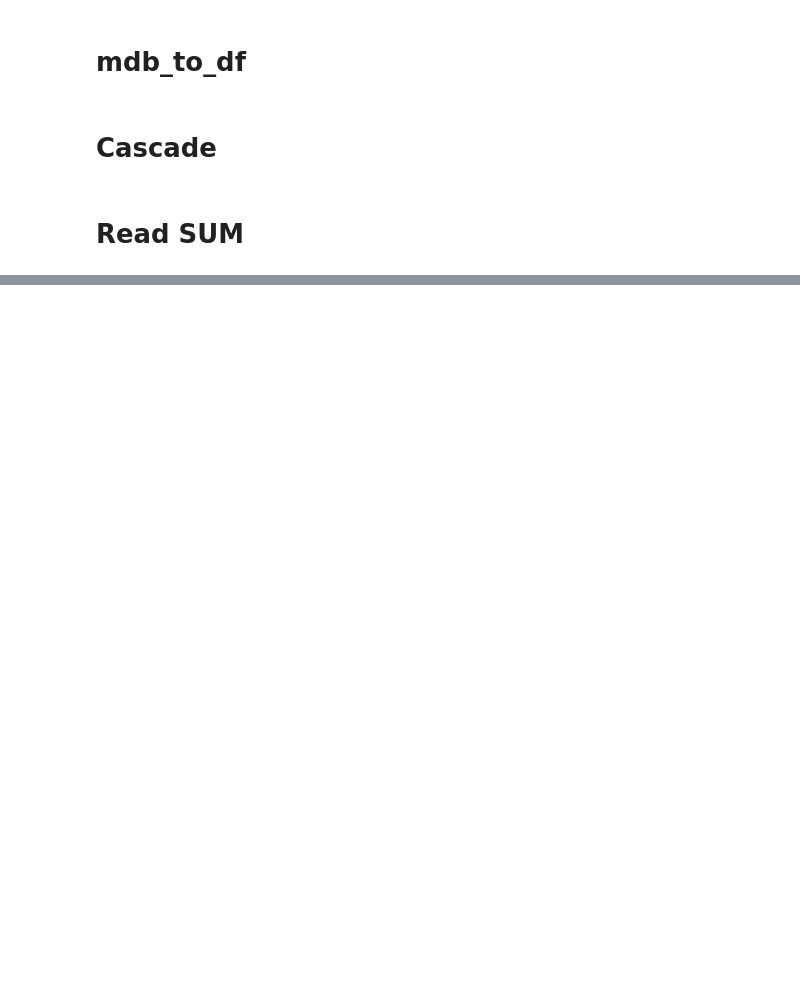
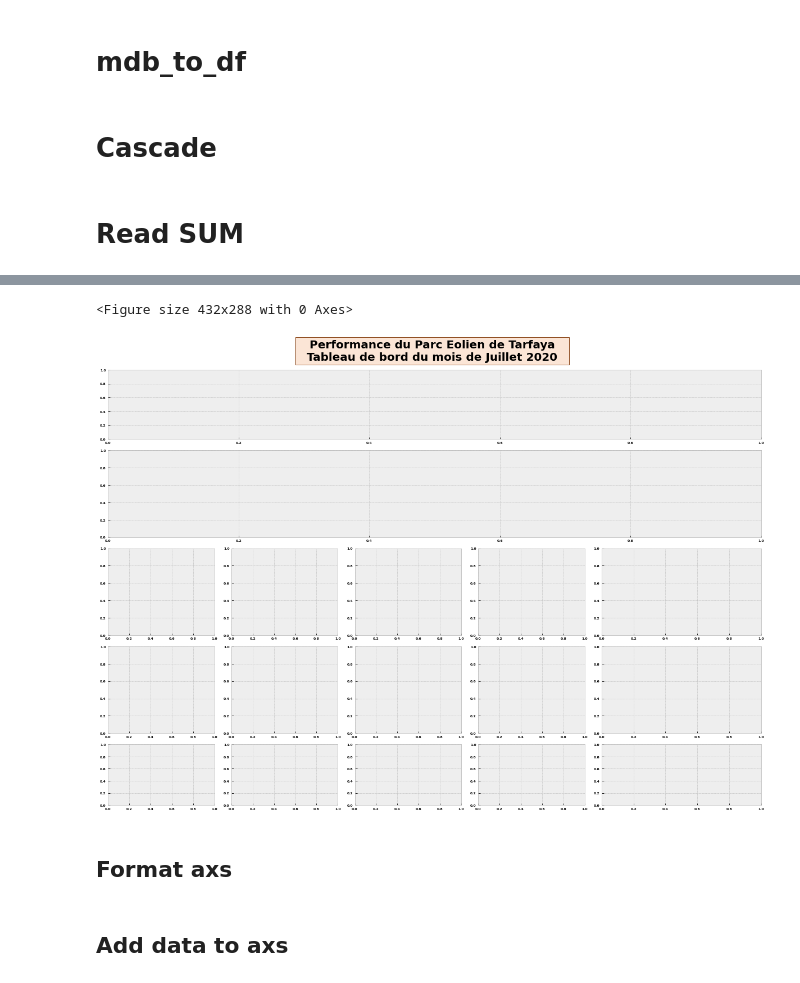
Before and after one commit to capem/TB-Performance, a Jupyter notebook: performance.ipynb, the cells around one changed output, grey strips where cells are left out. Drawn from its saved outputs; the diff is of its cells as text; code cells hidden in the pictures; blank space fills up the shorter version.

```diff
--- a/performance.ipynb
+++ b/performance.ipynb
@@ -592,0 +456,67 @@ fig3.set_size_inches(22, 16)
+# %%
+import matplotlib
+import matplotlib.pyplot as plt
+import matplotlib.gridspec as gridspec
+plt.style.use('bmh')
+plt.tight_layout()
+# plt.rc('axes', titlesize=50)
+# %% [output]
+<Figure size 432x288 with 0 Axes>
+# %%
+fig = plt.figure(constrained_layout=True, figsize=(22, 16))
+
+# plt.rcParams.keys()
+plt.rcParams['axes.labelsize'] = 7
+plt.rcParams['xtick.labelsize'] = 6
+plt.rcParams['ytick.labelsize'] = 6
+
+
+heights = [0.8, 1, 1, 1, 0.7]
+widths = [1, 1, 1, 1, 1.5]
+gs = fig.add_gridspec(5, 5, height_ratios=heights, width_ratios=widths)
+
+
+ax1 = fig.add_subplot(gs[0, :])
+# ax1.set_title('gs[0, :]')
+
+ax2 = fig.add_subplot(gs[1, :])
+
+ax3 = fig.add_subplot(gs[2, 0])
+
+ax4 = fig.add_subplot(gs[2, 1])
+
+ax5 = fig.add_subplot(gs[2, 2])
+
+ax6 = fig.add_subplot(gs[2, 3])
+
+ax7 = fig.add_subplot(gs[2, 4])
+
+ax8 = fig.add_subplot(gs[3, 0])
+
+ax9 = fig.add_subplot(gs[3, 1])
+
+ax10 = fig.add_subplot(gs[3, 2])
+
+ax11 = fig.add_subplot(gs[3, 3])
+
+ax12 = fig.add_subplot(gs[3, 4])
+
+ax13 = fig.add_subplot(gs[4, 0])
+
+ax14 = fig.add_subplot(gs[4, 1])
+
+ax15 = fig.add_subplot(gs[4, 2])
+
+ax16 = fig.add_subplot(gs[4, 3])
+
+ax17 = fig.add_subplot(gs[4, 4])
+
+fig.suptitle('   Performance du Parc Eolien de Tarfaya   \n Tableau de bord du mois de Juillet 2020 ',
+             fontsize=20, fontweight='heavy', fontstretch='ultra-expanded',
+             bbox=dict(facecolor='#fbe5d6', edgecolor='#843c0c', linewidth=1))
+
+fig.set_size_inches(16.5, 11.7)
+# %% [output]
+[figure, added]
+# %% [markdown]
+## Format axs
@@ -592,0 +532,2 @@ fig3.set_size_inches(22, 16)
+# %% [markdown]
+## Add data to axs
```
Also changed, not shown: parts of 84 cells of this notebook.
